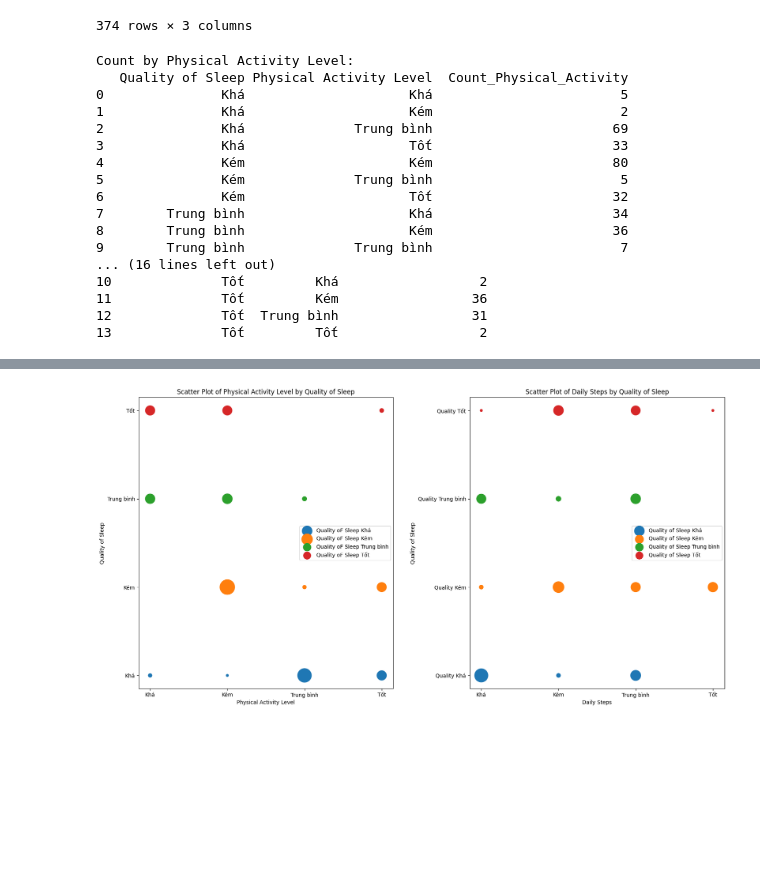
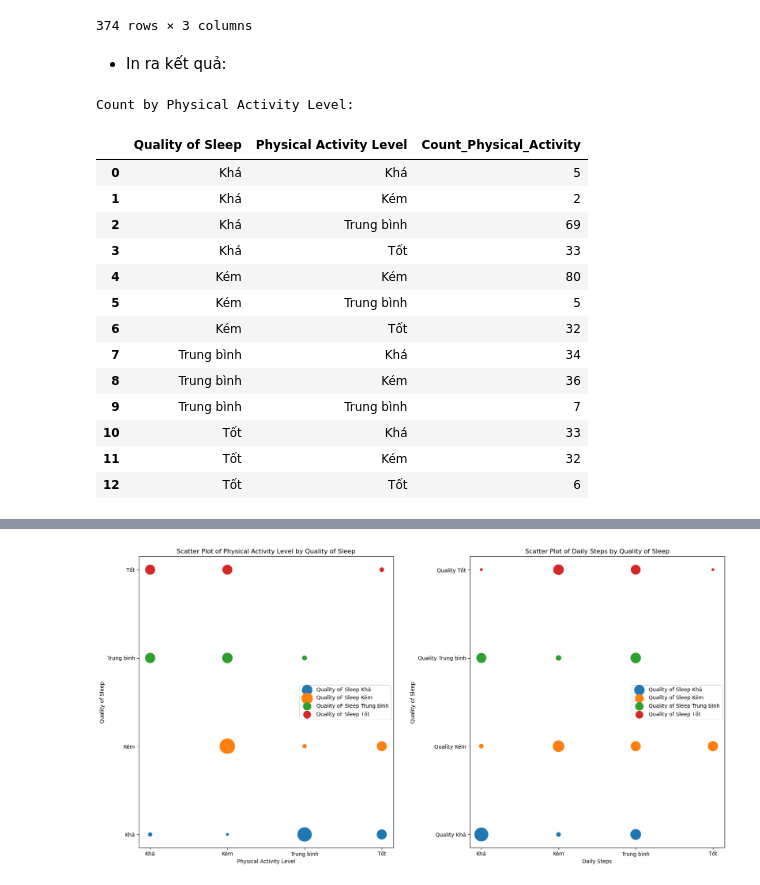
Before and after one commit to khiemnguyen812/Final_Prj_CSC17104_21KHDL1, a Jupyter notebook: Notebook.ipynb, the cells around one changed output, grey strips where cells are left out. Drawn from its saved outputs; the diff is of its cells as text; code cells hidden in the pictures; blank space fills up the shorter version.

```diff
--- a/Notebook.ipynb
+++ b/Notebook.ipynb
@@ -728,27 +727,24 @@ count_by_physical_activity = physical_activity_df.groupby(['Quality of Sleep', '
 
 # Đếm sự xuất hiện của Daily Steps theo Quality of Sleep
 count_by_daily_steps = physical_activity_df.groupby(['Quality of Sleep', 'Daily Steps']).size().reset_index(name='Count_Daily_Steps')
-
-# In kết quả
-print("Count by Physical Activity Level:")
-print(count_by_physical_activity)
-print("\nCount by Daily Steps:")
-print(count_by_daily_steps)
-# %% [output]
-Count by Physical Activity Level:
-   Quality of Sleep Physical Activity Level  Count_Physical_Activity
-0               Khá                     Khá                        5
-1               Khá                     Kém                        2
-2               Khá              Trung bình                       69
-3               Khá                     Tốt                       33
-4               Kém                     Kém                       80
-5               Kém              Trung bình                        5
-6               Kém                     Tốt                       32
-7        Trung bình                     Khá                       34
-8        Trung bình                     Kém                       36
-9        Trung bình              Trung bình                        7
-... (16 lines left out)
-10              Tốt         Khá                  2
-11              Tốt         Kém                 36
-12              Tốt  Trung bình                 31
-13              Tốt         Tốt                  2
+# %% [markdown]
+- In ra kết quả:
+# %%
+print("Count by Physical Activity Level:")
+count_by_physical_activity
+# %% [output]
+Count by Physical Activity Level:
+|  | Quality of Sleep | Physical Activity Level | Count_Physical_Activity |
+| 0 | Khá | Khá | 5 |
+| 1 | Khá | Kém | 2 |
+| 2 | Khá | Trung bình | 69 |
+| 3 | Khá | Tốt | 33 |
+| 4 | Kém | Kém | 80 |
+| 5 | Kém | Trung bình | 5 |
+| 6 | Kém | Tốt | 32 |
+| 7 | Trung bình | Khá | 34 |
+| 8 | Trung bình | Kém | 36 |
+| 9 | Trung bình | Trung bình | 7 |
+| 10 | Tốt | Khá | 33 |
+| 11 | Tốt | Kém | 32 |
+| 12 | Tốt | Tốt | 6 |
```
Also changed, not shown: parts of 8 cells of this notebook.
